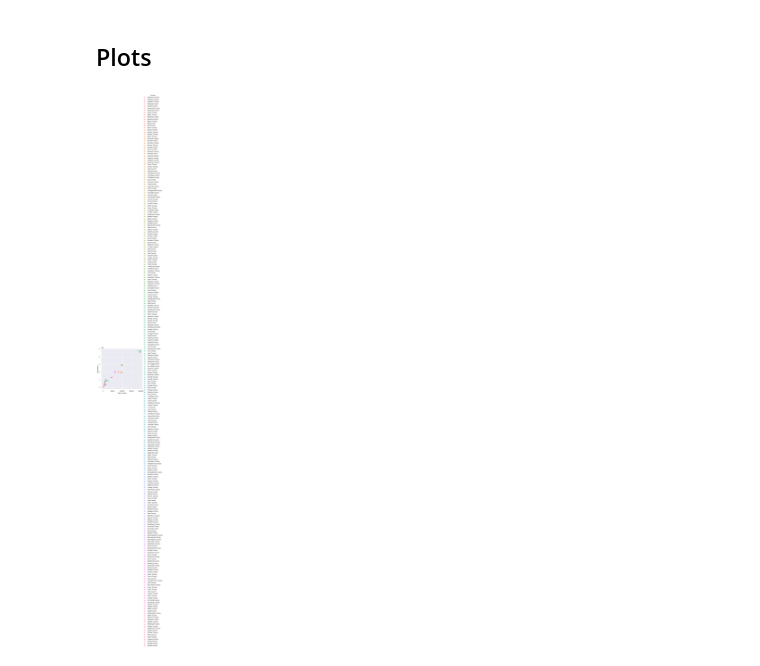
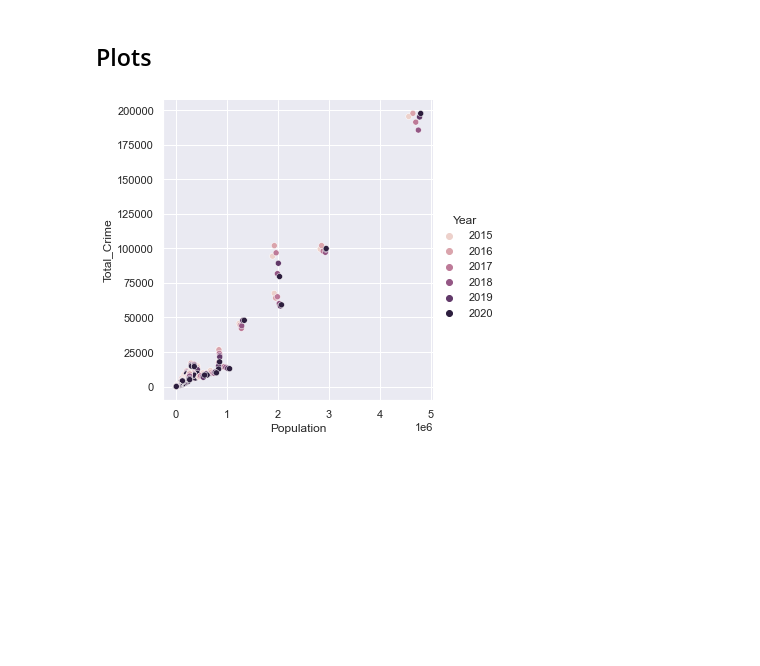
Before and after one commit to MiguelB512/Harris_Crime_Trends, a Jupyter notebook: Plotting/Seaborn_Plots.ipynb, the cells around one changed output. Cells and saved outputs as stored; diff of their text form; code cells hidden in the pictures; blank space fills up the shorter version.

```diff
--- a/Plotting/Seaborn_Plots.ipynb
+++ b/Plotting/Seaborn_Plots.ipynb
@@ -49,14 +49,14 @@ outer_hou_df.head()
 # %%
 # Apply default sns theme
 sns.set_theme(style="darkgrid")
 
 # Crate a visualization
 sns.relplot(
     data = crime_df,
-    x = "Total_Crime",
-    y = "Population",
-    hue = "County"
+    y = "Total_Crime",
+    x = "Population",
+    hue = "Year"
 )
 plt.show(sns)
 # %% [output]
-[figure, old version]
+[figure, new version]
```
Also changed, not shown: parts of 1 cell of this notebook.
